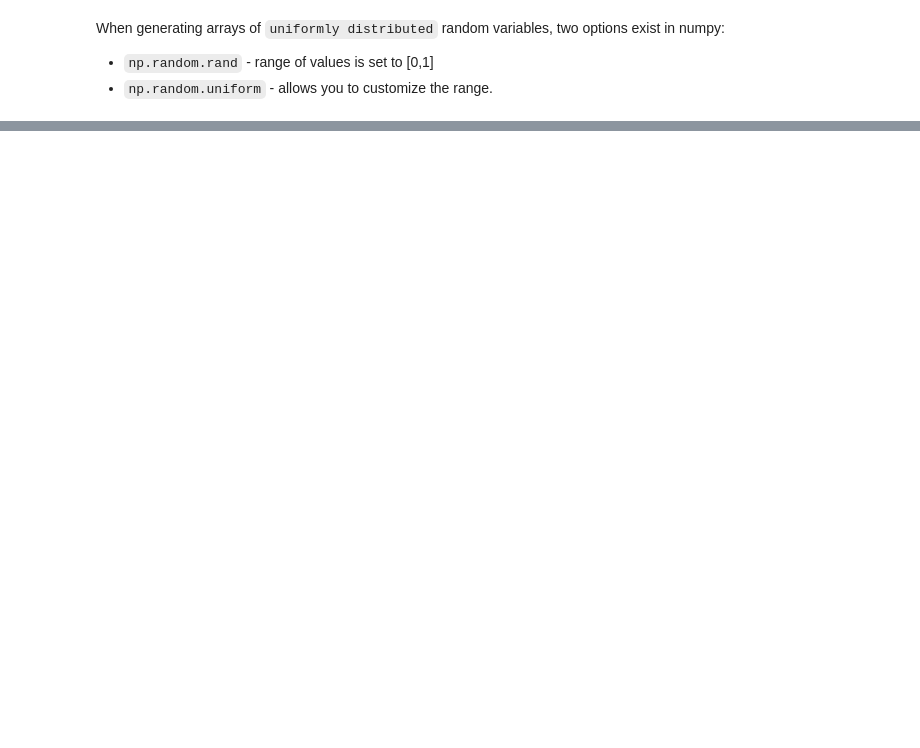
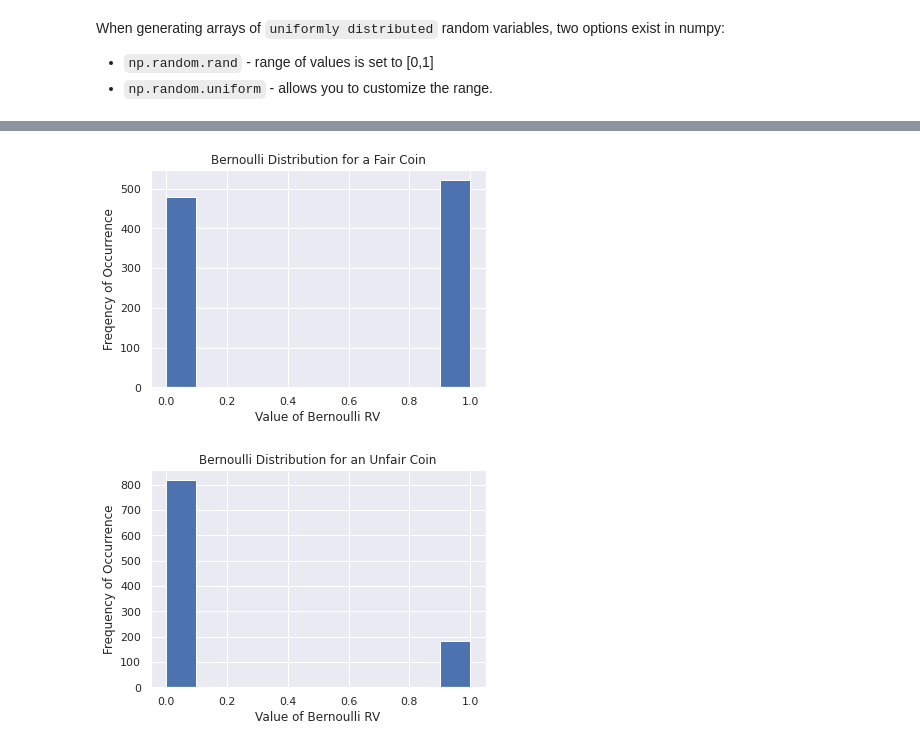
Before and after one commit to eric-sclafani/notes, a Jupyter notebook: math/stats/statscrashcourse/chap3_rv_and_probdistributions.ipynb, the cells around one changed output, grey strips where cells are left out. Drawn from its saved outputs; the diff is of its cells as text; code cells hidden in the pictures; blank space fills up the shorter version.

```diff
--- a/math/stats/statscrashcourse/chap3_rv_and_probdistributions.ipynb
+++ b/math/stats/statscrashcourse/chap3_rv_and_probdistributions.ipynb
@@ -144,0 +229,22 @@ Count probabilities: [0.27 0.53 0.2 ]
+# %%
+from scipy.stats import bernoulli
+
+num_tosses = 1000
+
+# p = 0.5 is for fair coin (.5 heads, .5 tails), any other is unfair
+fair_coin = bernoulli.rvs(p=0.5, size=num_tosses)
+plt.hist(fair_coin)
+plt.title("Bernoulli Distribution for a Fair Coin")
+plt.xlabel("Value of Bernoulli RV")
+plt.ylabel("Freqency of Occurrence")
+plt.show()
+
+unfair_coin = bernoulli.rvs(p=0.2, size=num_tosses)
+plt.hist(unfair_coin)
+plt.title("Bernoulli Distribution for an Unfair Coin")
+plt.xlabel("Value of Bernoulli RV")
+plt.ylabel("Frequency of Occurrence")
+plt.show()
+# %% [output]
+[figure, added]
+[figure, added]
```
Also changed, not shown: parts of 19 cells of this notebook, 1 other file.
